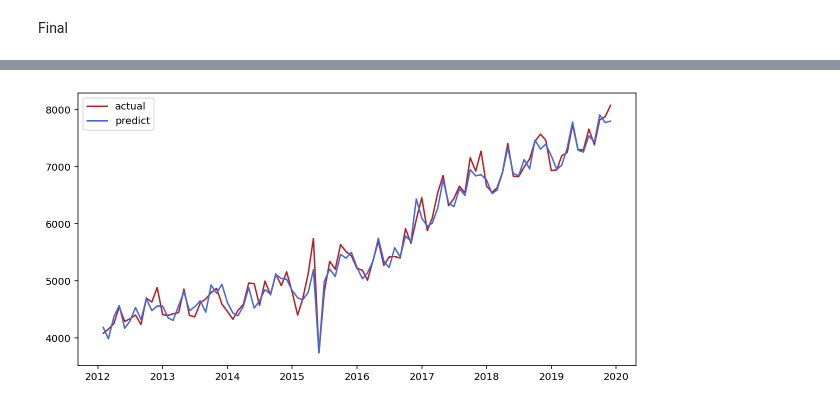
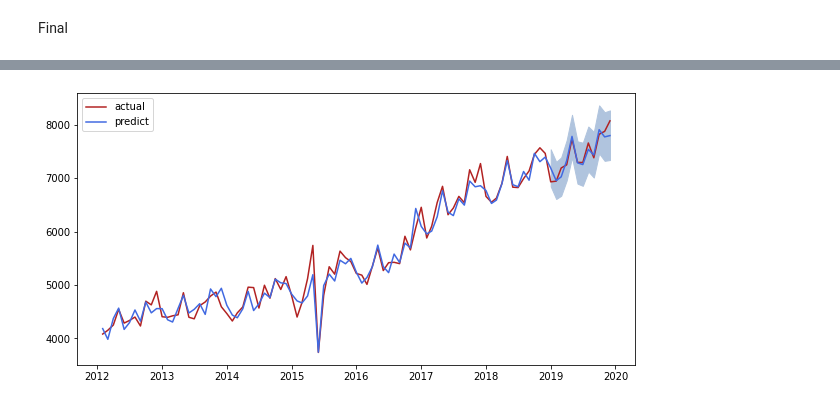
Before and after one commit to skaurl/ktx-srt, a Jupyter notebook: Untitled0.ipynb, the cells around one changed output, grey strips where cells are left out. Cells and saved outputs as stored; diff of their text form; code cells hidden in the pictures.

```diff
--- a/Untitled0.ipynb
+++ b/Untitled0.ipynb
@@ -1292,6 +1292,7 @@ print('MAE : ',mean_absolute_error(df.iloc[-12:,], df_mean.iloc[-12:,]))
 plt.rcParams["figure.figsize"] = (10,5)
 plt.plot(df,color='firebrick',label='actual')
 plt.plot(df_mean.iloc[13:,],color='royalblue',label='predict')
+plt.fill_between(df_ci.index[-12:],df_ci.iloc[-12:,0],df_ci.iloc[-12:,1],color='lightsteelblue')
 plt.legend()
 plt.show()
 # %% [output]
@@ -1304,12 +1305,12 @@ Time:                                    12:40:18   BIC
 Sample:                                01-01-2011   HQIC                           278.892
                                      - 12-01-2018
 Covariance Type:                              opg
 ==============================================================================
                  coef    std err          z      P>|z|      [0.025      0.975]
 ------------------------------------------------------------------------------
 ... (13 lines left out)
 
 Warnings:
 [1] Covariance matrix calculated using the outer product of gradients (complex-step).
 MAE :  103.23409733332885
-[figure, old version]
+[figure, new version]
```
Also changed, not shown: parts of 1 cell of this notebook.
